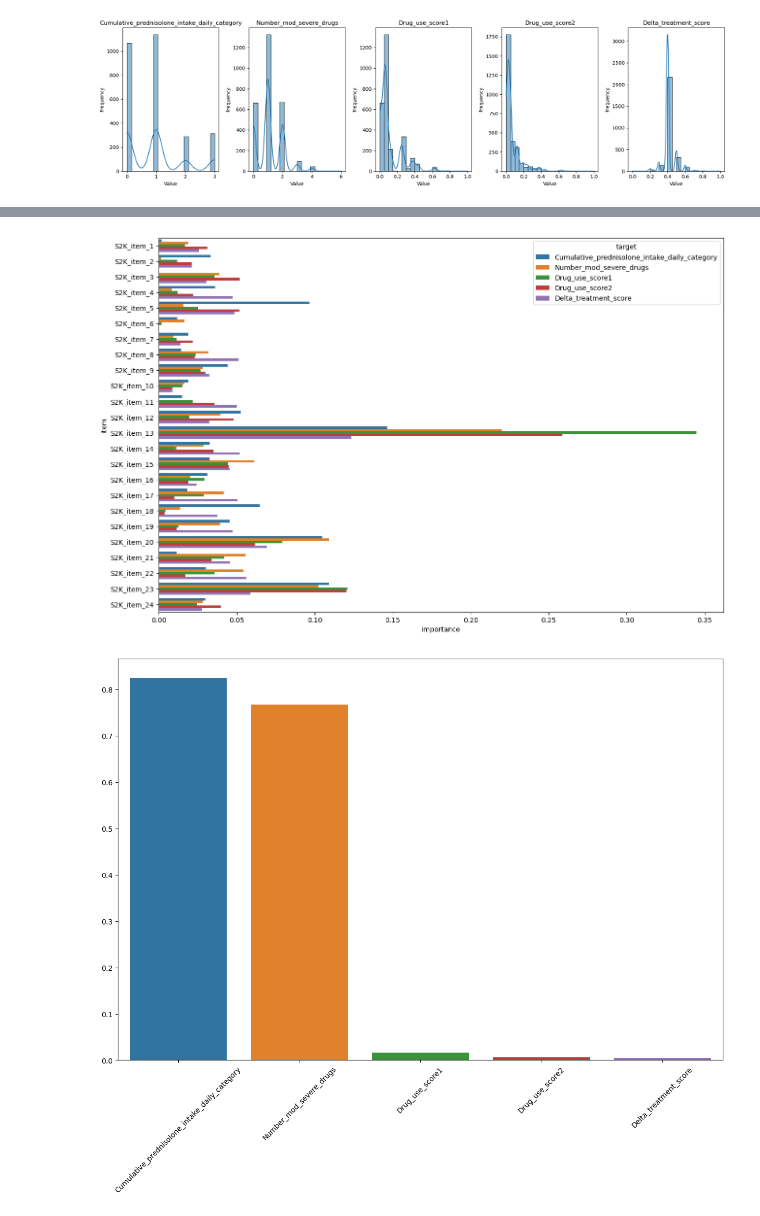
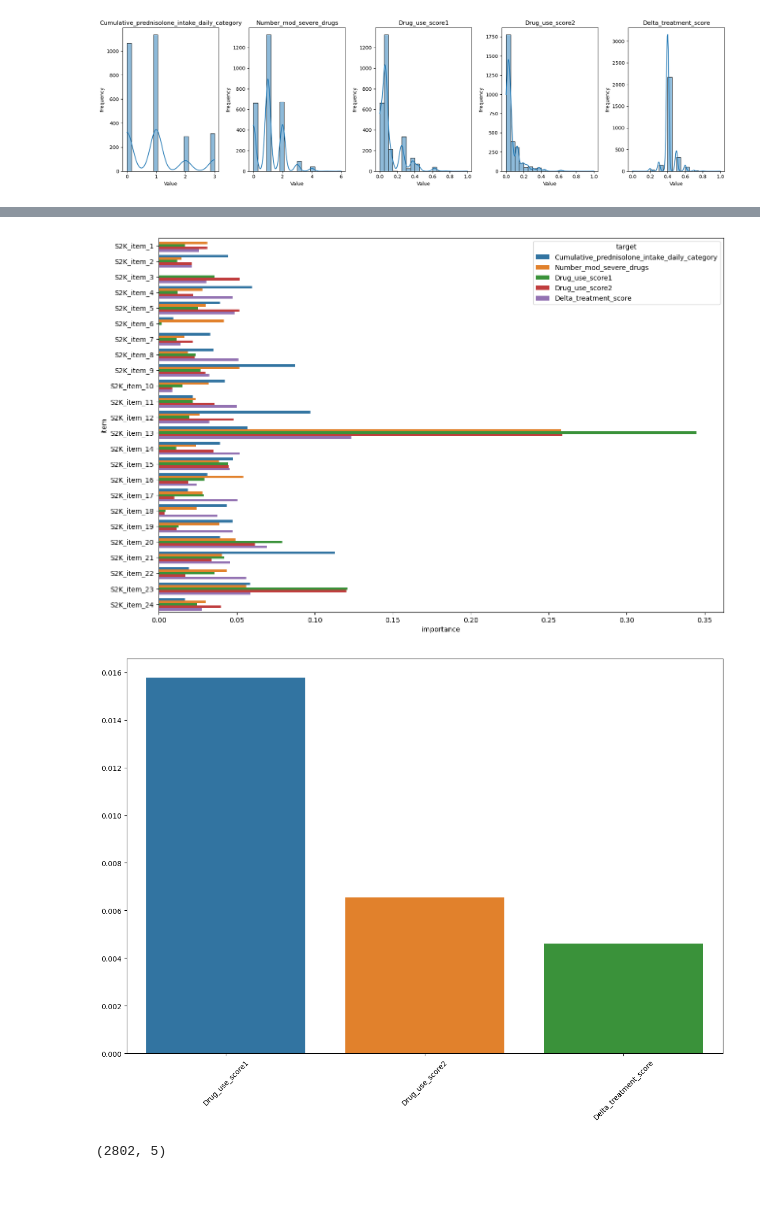
Before and after one commit to isevr/SDI, a Jupyter notebook: v3/eda_data2.ipynb, the cells around one changed output, grey strips where cells are left out. Saved outputs shown, nothing was run; the diff lists cells and outputs as text; code cells hidden in the pictures; blank space fills up the shorter version.

```diff
--- a/v3/eda_data2.ipynb
+++ b/v3/eda_data2.ipynb
@@ -144,8 +122,8 @@ print(classification)
 # %%
 import xgboost
 
-predn_rf = xgboost.XGBRegressor(n_estimators=100, learning_rate=0.1, max_depth=3, random_state=42)
-sev_drugs_rf = xgboost.XGBRegressor(n_estimators=100, learning_rate=0.1, max_depth=3, random_state=42)
+predn_rf = xgboost.XGBClassifier(n_estimators=100, learning_rate=0.1, max_depth=3, random_state=42)
+sev_drugs_rf = xgboost.XGBClassifier(n_estimators=100, learning_rate=0.1, max_depth=3, random_state=42)
 du_sc1_rf = xgboost.XGBRegressor(n_estimators=100, learning_rate=0.1, max_depth=3, random_state=42)
 du_sc2_rf = xgboost.XGBRegressor(n_estimators=100, learning_rate=0.1, max_depth=3, random_state=42)
 delta_treat_rf = xgboost.XGBRegressor(n_estimators=100, learning_rate=0.1, max_depth=3, random_state=42)
@@ -164,15 +142,22 @@ def xgb():
         imps[name] = xgb_regressors[i].feature_importances_
         losses[name] = loss
 
+        if i == 0 or i == 1:
+            print(f'{name} Accuracy: {accuracy_score(y_test[name],preds)}')
+        else:
+            print(f'{name} Loss: {loss}')
+
     return losses, imps
 
 classification = xgb()
+
+classification[0].pop('Cumulative_prednisolone_intake_daily_category')
+classification[0].pop('Number_mod_severe_drugs')
 
 importances_df = pd.DataFrame(classification[1],index=feats)
 
 melted = importances_df.reset_index().melt(id_vars='index', var_name='Variable', value_name='Value')
 melted.columns = ['item','target','importance']
-# melted['item'] = melted.item.apply(lambda x: re.sub(r'time_adj_|_percentage_followup','',x))
 
 plt.figure(figsize=(15,10))
 sns.barplot(melted,x='importance',y='item', hue='target')
@@ -186,3 +176,7 @@ plt.show()
-[figure, old version]
+[figure, new version]
-[figure, old version]
+[figure, new version]
+# %%
+y_train.shape
+# %% [output]
+(2802, 5)
 # %%
```
Also changed, not shown: parts of 6 cells of this notebook.
